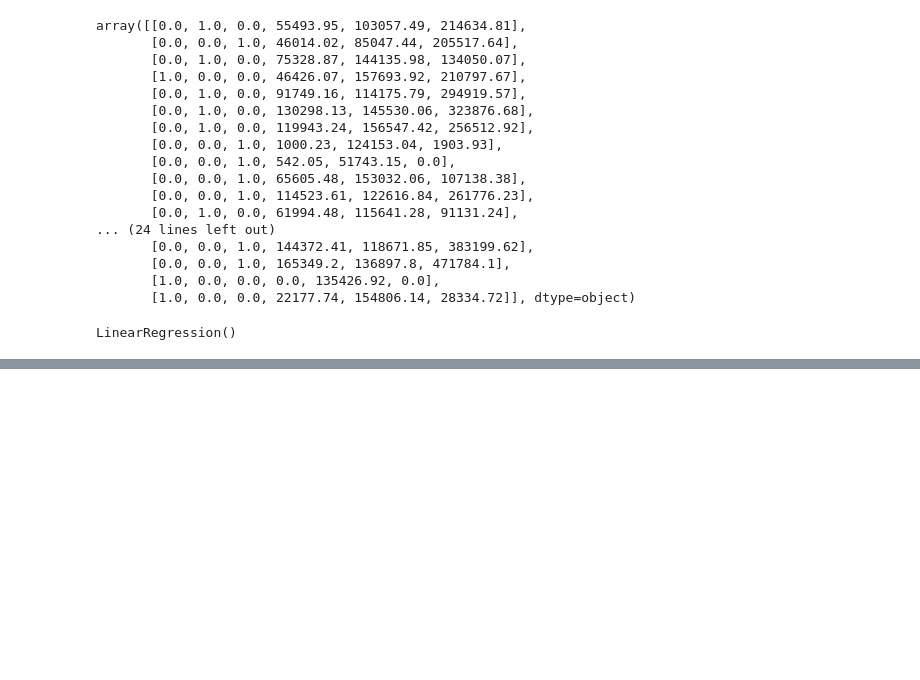
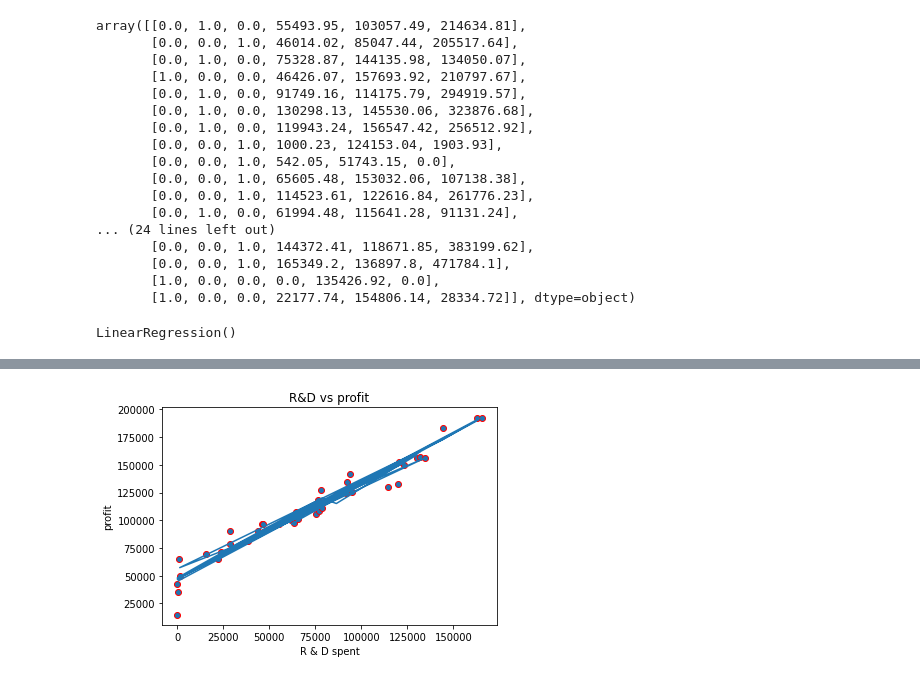
Before and after one commit to dheerajgajula02/ml_code, a Jupyter notebook: multiple_linear_regression/multiple_linear_regression.ipynb, the cells around one changed output, grey strips where cells are left out. Drawn from its saved outputs; the diff is of its cells as text; code cells hidden in the pictures; blank space fills up the shorter version.

Commit message:
kinda played with graphs so wanna upload again

```diff
--- a/multiple_linear_regression/multiple_linear_regression.ipynb
+++ b/multiple_linear_regression/multiple_linear_regression.ipynb
@@ -61,6 +61,6 @@ regression.fit(x_train,y_train)
 # %% [output]
 LinearRegression()
 # %%
-y_predict= regression.predict(x_test)
+y_predict= regression.predict(x_train)
 np.set_printoptions(precision=3)
 # %%
@@ -78,0 +99,9 @@ print(np.concatenate((y_test.reshape(len(y_test),1), y_predict.reshape(len(y_pre
+# %%
+plt.scatter(x_train[:,3],y_train, edgecolors='red')
+plt.plot(x_train[:,3],y_predict)
+plt.xlabel("R & D spent")
+plt.ylabel("profit")
+plt.title("R&D vs profit")
+plt.show()
+# %% [output]
+[figure, added]
```
Also changed, not shown: parts of 4 cells of this notebook.
